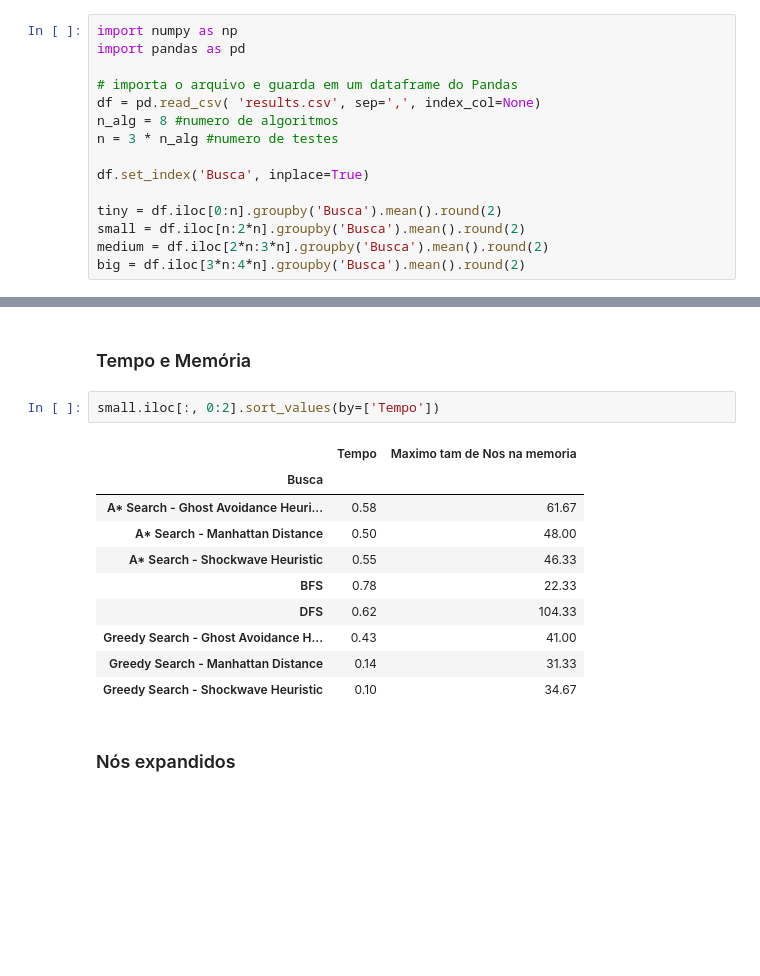
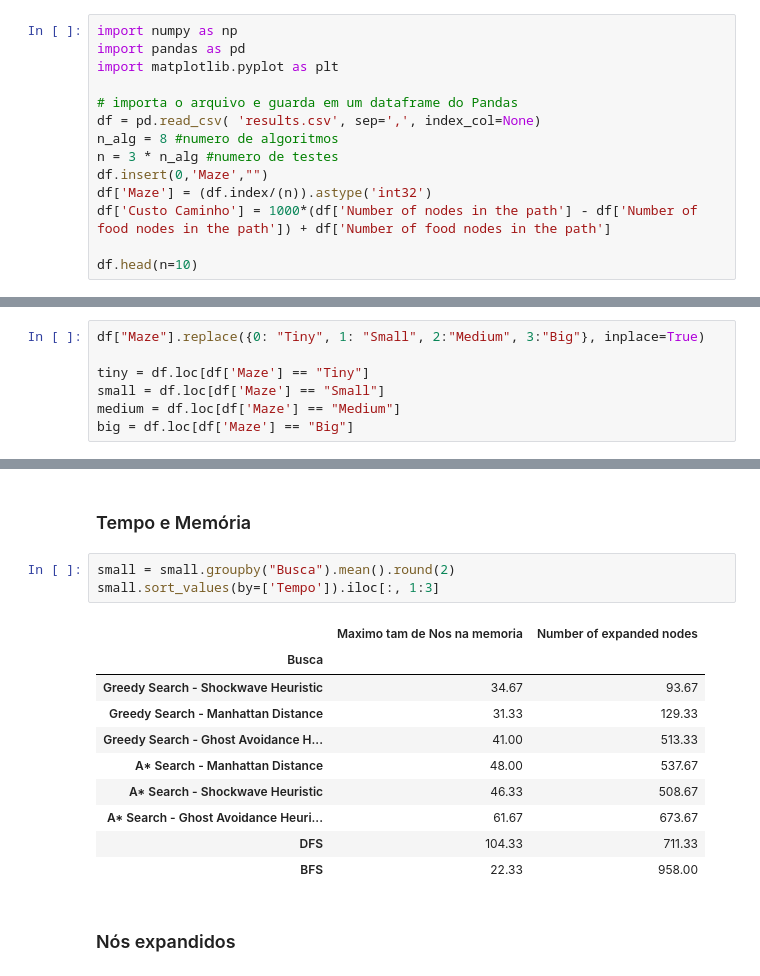
Before and after one commit to carolineap/mo416-2020s1-unicamp, a Jupyter notebook: project1/analysis.ipynb, the cells around one changed output, grey strips where cells are left out. Saved outputs shown, nothing was run; the diff lists cells and outputs as text; blank space fills up the shorter version.

```diff
--- a/project1/analysis.ipynb
+++ b/project1/analysis.ipynb
@@ -1,15 +57,14 @@
 # %%
 import numpy as np
 import pandas as pd
+import matplotlib.pyplot as plt
 
 # importa o arquivo e guarda em um dataframe do Pandas
 df = pd.read_csv( 'results.csv', sep=',', index_col=None)
 n_alg = 8 #numero de algoritmos
 n = 3 * n_alg #numero de testes
+df.insert(0,'Maze',"")
+df['Maze'] = (df.index/(n)).astype('int32')
+df['Custo Caminho'] = 1000*(df['Number of nodes in the path'] - df['Number of food nodes in the path']) + df['Number of food nodes in the path']
 
-df.set_index('Busca', inplace=True)
-
-tiny = df.iloc[0:n].groupby('Busca').mean().round(2)
-small = df.iloc[n:2*n].groupby('Busca').mean().round(2)
-medium = df.iloc[2*n:3*n].groupby('Busca').mean().round(2)
-big = df.iloc[3*n:4*n].groupby('Busca').mean().round(2)
+df.head(n=10)
@@ -16,3 +83,10 @@ big = df.iloc[3*n:4*n].groupby('Busca').mean().round(2)
+# %%
+df["Maze"].replace({0: "Tiny", 1: "Small", 2:"Medium", 3:"Big"}, inplace=True)
+
+tiny = df.loc[df['Maze'] == "Tiny"]
+small = df.loc[df['Maze'] == "Small"]
+medium = df.loc[df['Maze'] == "Medium"]
+big = df.loc[df['Maze'] == "Big"]
 # %% [markdown]
 ## Tiny Maze
 # %% [markdown]
@@ -50,17 +125,18 @@ tiny.iloc[:, 2:].sort_values(by=['Number of expanded nodes'])
 # %% [markdown]
 ### Tempo e Memória
 # %%
-small.iloc[:, 0:2].sort_values(by=['Tempo'])
+small = small.groupby("Busca").mean().round(2)
+small.sort_values(by=['Tempo']).iloc[:, 1:3]
 # %% [output]
-|  | Tempo | Maximo tam de Nos na memoria |
+|  | Maximo tam de Nos na memoria | Number of expanded nodes |
 | Busca |  |  |
-| A* Search - Ghost Avoidance Heuri... | 0.58 | 61.67 |
-| A* Search - Manhattan Distance | 0.50 | 48.00 |
-| A* Search - Shockwave Heuristic | 0.55 | 46.33 |
-| BFS | 0.78 | 22.33 |
-| DFS | 0.62 | 104.33 |
-| Greedy Search - Ghost Avoidance H... | 0.43 | 41.00 |
-| Greedy Search - Manhattan Distance | 0.14 | 31.33 |
-| Greedy Search - Shockwave Heuristic | 0.10 | 34.67 |
+| Greedy Search - Shockwave Heuristic | 34.67 | 93.67 |
+| Greedy Search - Manhattan Distance | 31.33 | 129.33 |
+| Greedy Search - Ghost Avoidance H... | 41.00 | 513.33 |
+| A* Search - Manhattan Distance | 48.00 | 537.67 |
+| A* Search - Shockwave Heuristic | 46.33 | 508.67 |
+| A* Search - Ghost Avoidance Heuri... | 61.67 | 673.67 |
+| DFS | 104.33 | 711.33 |
+| BFS | 22.33 | 958.00 |
 # %% [markdown]
 ### Nós expandidos
```
Also changed, not shown: parts of 19 cells of this notebook.
